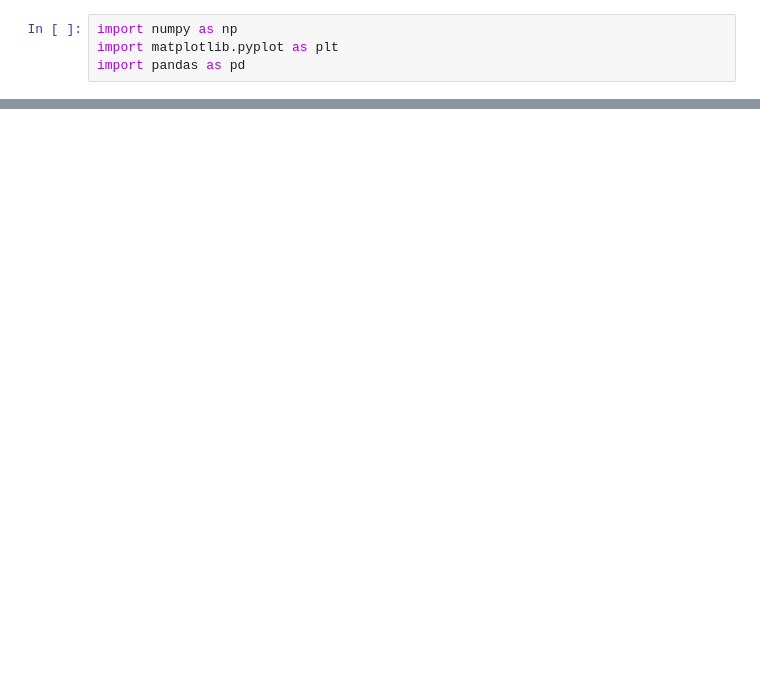
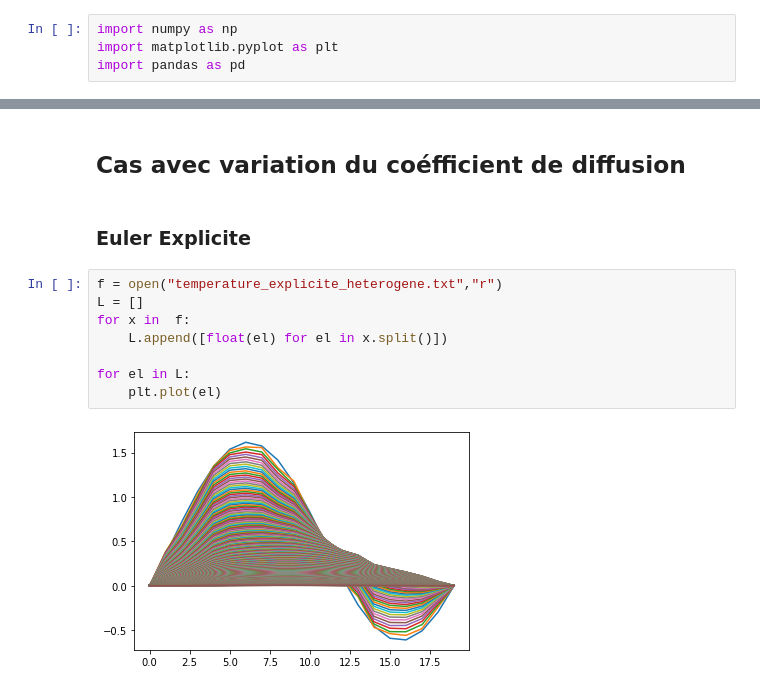
Before and after one commit to pierreberranger/devoir_equation_chaleur, a Jupyter notebook: trace_python/trace_temperature.ipynb, the cells around one changed output, grey strips where cells are left out. Drawn from its saved outputs; the diff is of its cells as text; blank space fills up the shorter version.

```diff
--- a/trace_python/trace_temperature.ipynb
+++ b/trace_python/trace_temperature.ipynb
@@ -14,0 +29,14 @@ for el in L:
+# %% [markdown]
+## Cas avec variation du coéfficient de diffusion
+# %% [markdown]
+### Euler Explicite
+# %%
+f = open("temperature_explicite_heterogene.txt","r")
+L = []
+for x in  f:
+    L.append([float(el) for el in x.split()])
+
+for el in L:
+    plt.plot(el)
+# %% [output]
+[figure, added]
```
Also changed, not shown: parts of 6 cells of this notebook, 13 other files.
